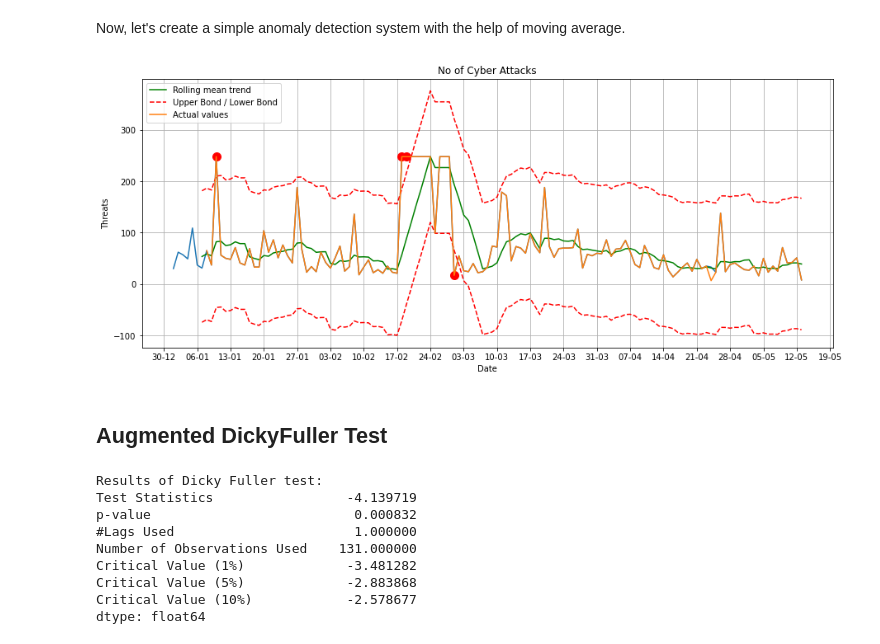
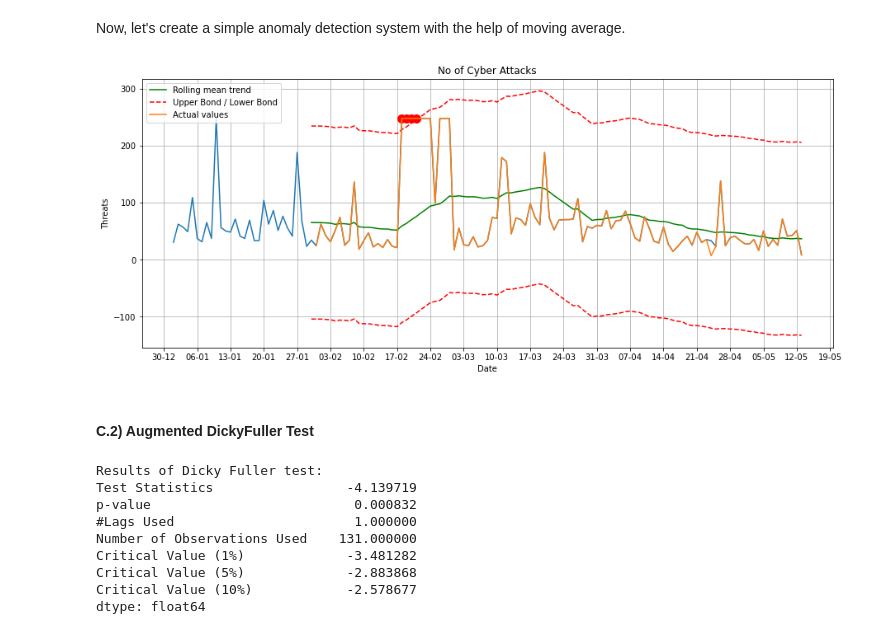
Before and after one commit to musainiramlee/Freelance_Projects, a Jupyter notebook: Cyber Threats TSA.ipynb, the cells around one changed output. Cells and saved outputs as stored; diff of their text form; code cells hidden in the pictures.

```diff
--- a/Cyber Threats TSA.ipynb
+++ b/Cyber Threats TSA.ipynb
@@ -245,11 +298,11 @@ Now, let's create a simple anomaly detection system with the help of moving aver
 anomaly = df.copy()
 anomaly.iloc[-20] = anomaly.iloc[-20] * 0.2 # say we have 80% drop of attacks
 # %%
-plotMovingAverage(anomaly, 7, plot_intervals=True, plot_anomalies=True) #Window size = 24hours
+plotMovingAverage(anomaly, 30, plot_intervals=True, plot_anomalies=True) #Window size = 1 month
 # %% [output]
-[figure, old version]
+[figure, new version]
 # %% [markdown]
-## Augmented DickyFuller Test
+#### C.2) Augmented DickyFuller Test
 # %%
 from statsmodels.tsa.stattools import adfuller
 
```
Also changed, not shown: parts of 48 cells of this notebook, 1 other file.
